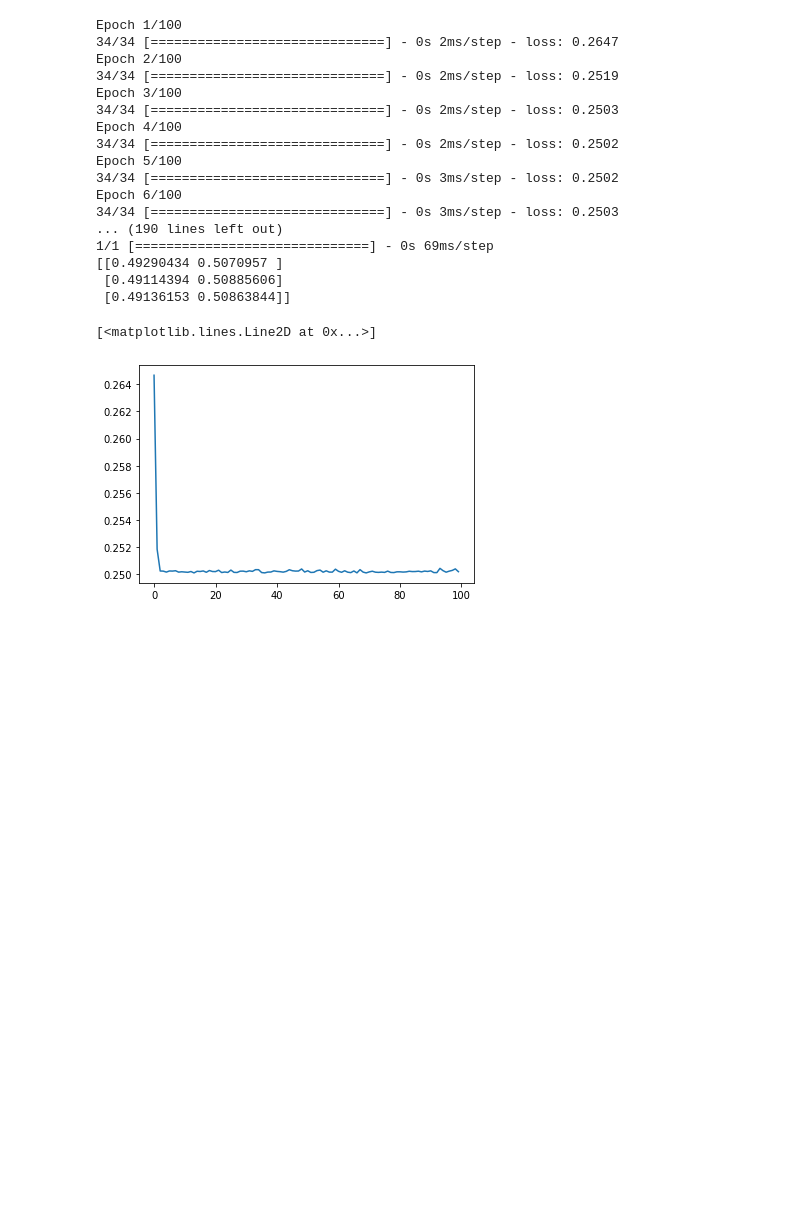
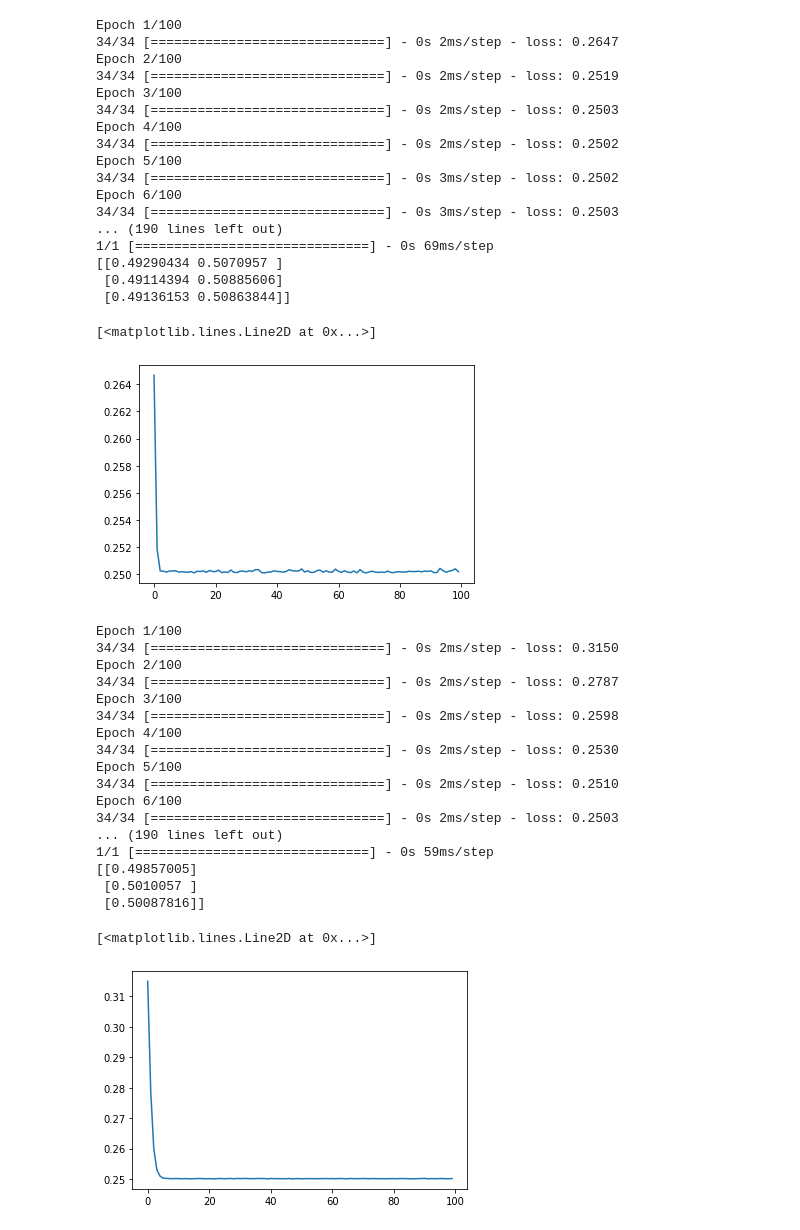
Before and after one commit to yooyeollee/2022, a Jupyter notebook: Very_simple_ANN.ipynb, the cells around one changed output. Saved outputs shown, nothing was run; the diff lists cells and outputs as text; code cells hidden in the pictures; blank space fills up the shorter version.

```diff
--- a/Very_simple_ANN.ipynb
+++ b/Very_simple_ANN.ipynb
@@ -106,3 +106,61 @@ Epoch 6/100
  [0.49136153 0.50863844]]
 [<matplotlib.lines.Line2D at 0x...>]
 [figure]
+# %%
+### 홀수 짝수 구분을 학습3###
+
+from keras.models import Sequential
+from keras.layers import Dense
+
+import numpy as np
+
+import matplotlib.pyplot as plt
+
+
+x = np.array(range(1,1000))
+y = np.array([z%2 for z in range(1,1000)])
+
+x_2=np.array([10,301, 30])
+
+model = Sequential()
+
+model.add(Dense(40, input_dim=1, activation='sigmoid'))
+model.add(Dense(40, activation='sigmoid'))
+model.add(Dense(1, activation='sigmoid'))
+
+model.compile(loss='mse', optimizer='sgd')
+
+history = model.fit(x,y,epochs=100, batch_size=30)
+
+loss = model.evaluate(x,y)
+
+print('loss:', loss)
+
+y_predict = model.predict(x_2)
+print(y_predict)
+
+y_loss = history.history['loss']
+
+x_len = np.arange(len(y_loss))
+
+plt.plot(x_len,y_loss)
+# %% [output]
+Epoch 1/100
+34/34 [==============================] - 0s 2ms/step - loss: 0.3150
+Epoch 2/100
+34/34 [==============================] - 0s 2ms/step - loss: 0.2787
+Epoch 3/100
+34/34 [==============================] - 0s 2ms/step - loss: 0.2598
+Epoch 4/100
+34/34 [==============================] - 0s 2ms/step - loss: 0.2530
+Epoch 5/100
+34/34 [==============================] - 0s 2ms/step - loss: 0.2510
+Epoch 6/100
+34/34 [==============================] - 0s 2ms/step - loss: 0.2503
+... (190 lines left out)
+1/1 [==============================] - 0s 59ms/step
+[[0.49857005]
+ [0.5010057 ]
+ [0.50087816]]
+[<matplotlib.lines.Line2D at 0x...>]
+[figure, added]
```
Also changed, not shown: parts of 2 cells of this notebook.
